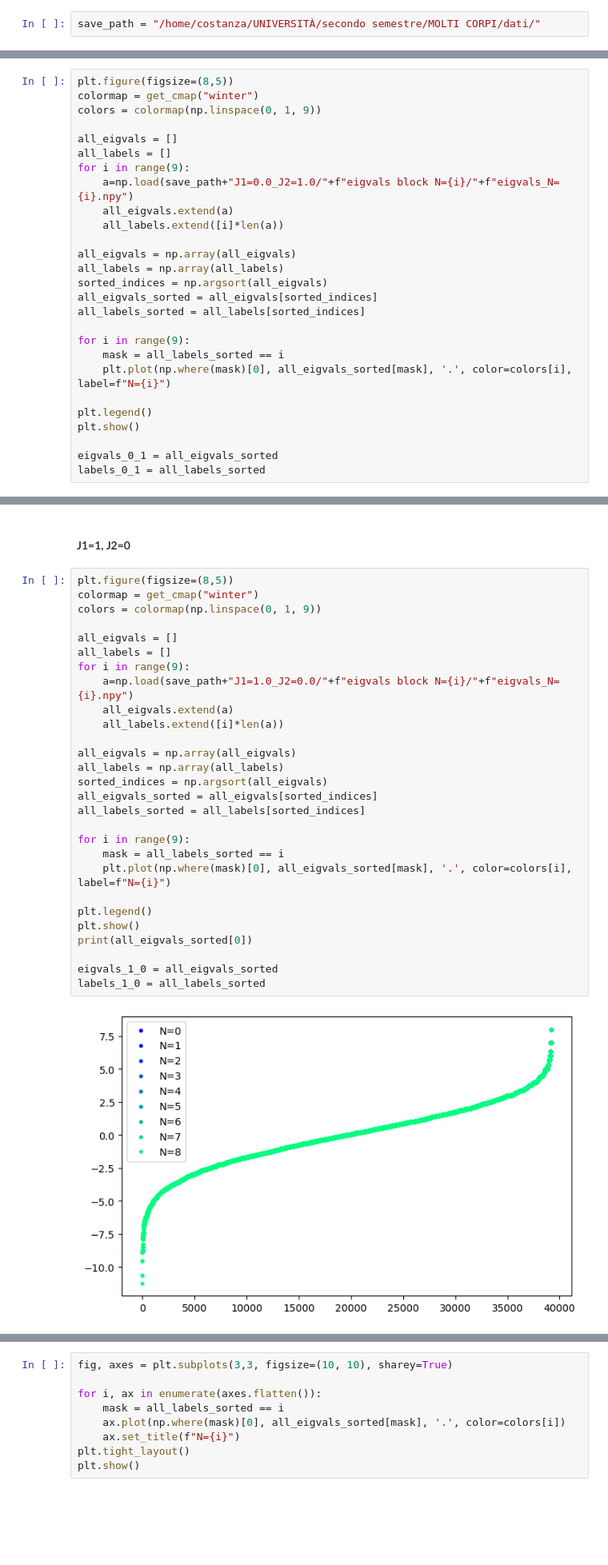
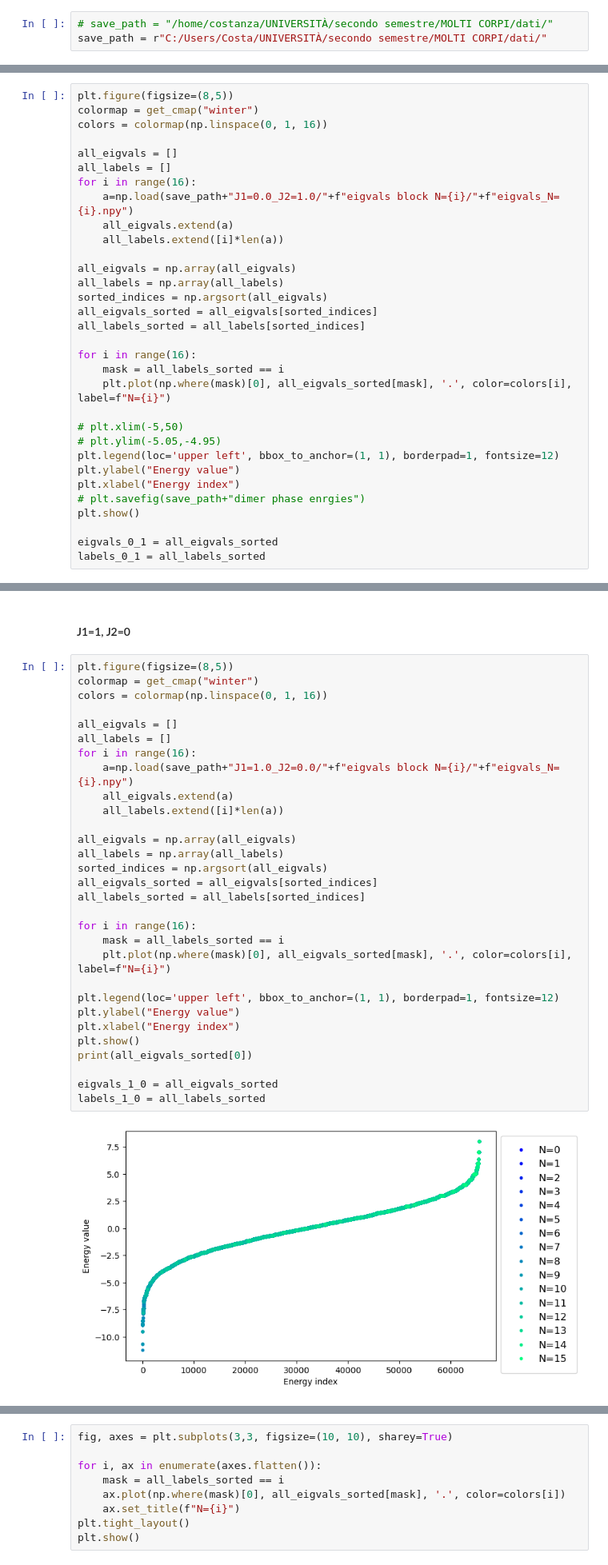
Before and after one commit to Cool-stanza/Shastry-Sutherland-model, a Jupyter notebook: exact diagonalization 4x4 Shastry Sutherland.ipynb, the cells around one changed output, grey strips where cells are left out. Shown at 80% size. Drawn from its saved outputs; the diff is of its cells as text; blank space fills up the shorter version.

```diff
--- a/exact diagonalization 4x4 Shastry Sutherland.ipynb
+++ b/exact diagonalization 4x4 Shastry Sutherland.ipynb
@@ -15,7 +15,8 @@ import scipy.linalg as la
 import os
 import Hamiltonian_definition as HD
 # %%
-save_path = "/home/costanza/UNIVERSITÀ/secondo semestre/MOLTI CORPI/dati/"
+# save_path = "/home/costanza/UNIVERSITÀ/secondo semestre/MOLTI CORPI/dati/"
+save_path = r"C:/Users/Costa/UNIVERSITÀ/secondo semestre/MOLTI CORPI/dati/"
 # %% [markdown]
 ## Lattice definition
 # %%
@@ -136,11 +154,11 @@ Wall time: 4h 38min 29s
 # %%
 plt.figure(figsize=(8,5))
 colormap = get_cmap("winter")
-colors = colormap(np.linspace(0, 1, 9))
+colors = colormap(np.linspace(0, 1, 16))
 
 all_eigvals = []
 all_labels = []
-for i in range(9):
+for i in range(16):
     a=np.load(save_path+"J1=0.0_J2=1.0/"+f"eigvals block N={i}/"+f"eigvals_N={i}.npy")
     all_eigvals.extend(a)
     all_labels.extend([i]*len(a))
@@ -151,11 +169,16 @@ sorted_indices = np.argsort(all_eigvals)
 all_eigvals_sorted = all_eigvals[sorted_indices]
 all_labels_sorted = all_labels[sorted_indices]
 
-for i in range(9):
+for i in range(16):
     mask = all_labels_sorted == i
     plt.plot(np.where(mask)[0], all_eigvals_sorted[mask], '.', color=colors[i], label=f"N={i}")
 
-plt.legend()
+# plt.xlim(-5,50)
+# plt.ylim(-5.05,-4.95)
+plt.legend(loc='upper left', bbox_to_anchor=(1, 1), borderpad=1, fontsize=12)
+plt.ylabel("Energy value")
+plt.xlabel("Energy index")
+# plt.savefig(save_path+"dimer phase enrgies")
 plt.show()
 
 eigvals_0_1 = all_eigvals_sorted
@@ -179,30 +203,32 @@ plt.show()
 # %%
 plt.figure(figsize=(8,5))
 colormap = get_cmap("winter")
-colors = colormap(np.linspace(0, 1, 9))
+colors = colormap(np.linspace(0, 1, 16))
 
 all_eigvals = []
 all_labels = []
-for i in range(9):
+for i in range(16):
     a=np.load(save_path+"J1=1.0_J2=0.0/"+f"eigvals block N={i}/"+f"eigvals_N={i}.npy")
     all_eigvals.extend(a)
     all_labels.extend([i]*len(a))
 
 all_eigvals = np.array(all_eigvals)
 all_labels = np.array(all_labels)
 sorted_indices = np.argsort(all_eigvals)
 all_eigvals_sorted = all_eigvals[sorted_indices]
 all_labels_sorted = all_labels[sorted_indices]
 
-for i in range(9):
+for i in range(16):
     mask = all_labels_sorted == i
     plt.plot(np.where(mask)[0], all_eigvals_sorted[mask], '.', color=colors[i], label=f"N={i}")
 
-plt.legend()
+plt.legend(loc='upper left', bbox_to_anchor=(1, 1), borderpad=1, fontsize=12)
+plt.ylabel("Energy value")
+plt.xlabel("Energy index")
 plt.show()
 print(all_eigvals_sorted[0])
 
 eigvals_1_0 = all_eigvals_sorted
 labels_1_0 = all_labels_sorted
 # %% [output]
-[figure, old version]
+[figure, new version]
```
Also changed, not shown: parts of 35 cells of this notebook, 1 other file.
